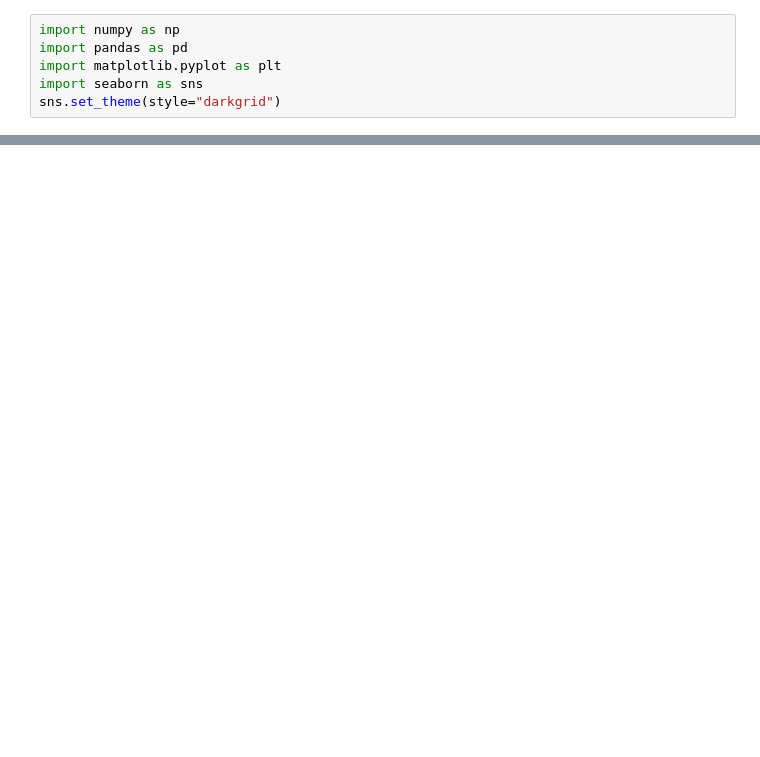
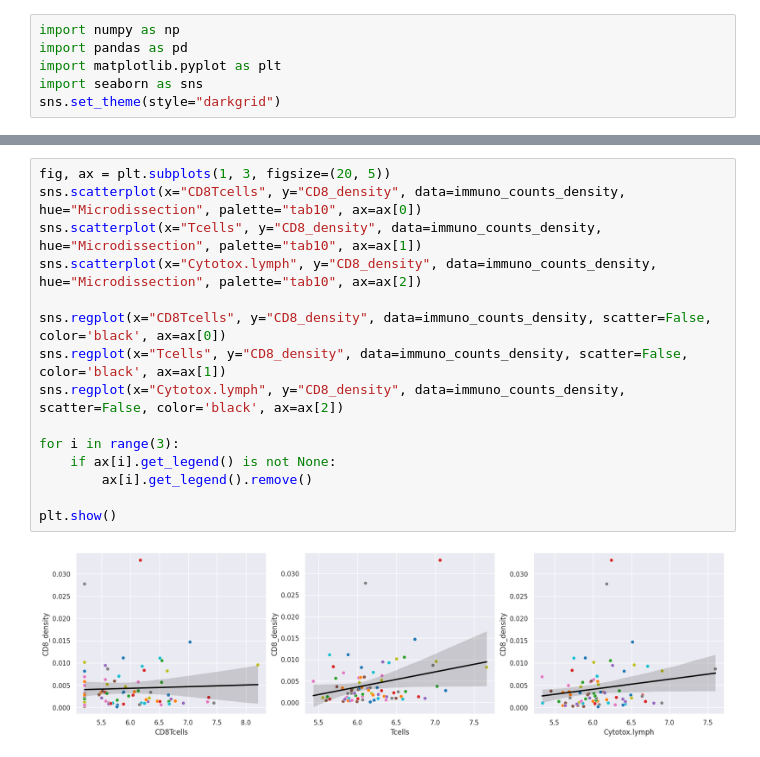
Before and after one commit to GeNeHetX/MSI-RNA, a Jupyter notebook: immuno_count_vs_ihc.ipynb, the cells around one changed output, grey strips where cells are left out. Saved outputs shown, nothing was run; the diff lists cells and outputs as text; blank space fills up the shorter version.

```diff
--- a/immuno_count_vs_ihc.ipynb
+++ b/immuno_count_vs_ihc.ipynb
@@ -36,0 +68,17 @@ plt.show()
+# %%
+fig, ax = plt.subplots(1, 3, figsize=(20, 5))
+sns.scatterplot(x="CD8Tcells", y="CD8_density", data=immuno_counts_density, hue="Microdissection", palette="tab10", ax=ax[0])
+sns.scatterplot(x="Tcells", y="CD8_density", data=immuno_counts_density, hue="Microdissection", palette="tab10", ax=ax[1])
+sns.scatterplot(x="Cytotox.lymph", y="CD8_density", data=immuno_counts_density, hue="Microdissection", palette="tab10", ax=ax[2])
+
+sns.regplot(x="CD8Tcells", y="CD8_density", data=immuno_counts_density, scatter=False, color='black', ax=ax[0])
+sns.regplot(x="Tcells", y="CD8_density", data=immuno_counts_density, scatter=False, color='black', ax=ax[1])
+sns.regplot(x="Cytotox.lymph", y="CD8_density", data=immuno_counts_density, scatter=False, color='black', ax=ax[2])
+
+for i in range(3):
+    if ax[i].get_legend() is not None:
+        ax[i].get_legend().remove()
+
+plt.show()
+# %% [output]
+[figure, added]
```
Also changed, not shown: parts of 7 cells of this notebook, 1 other file.
